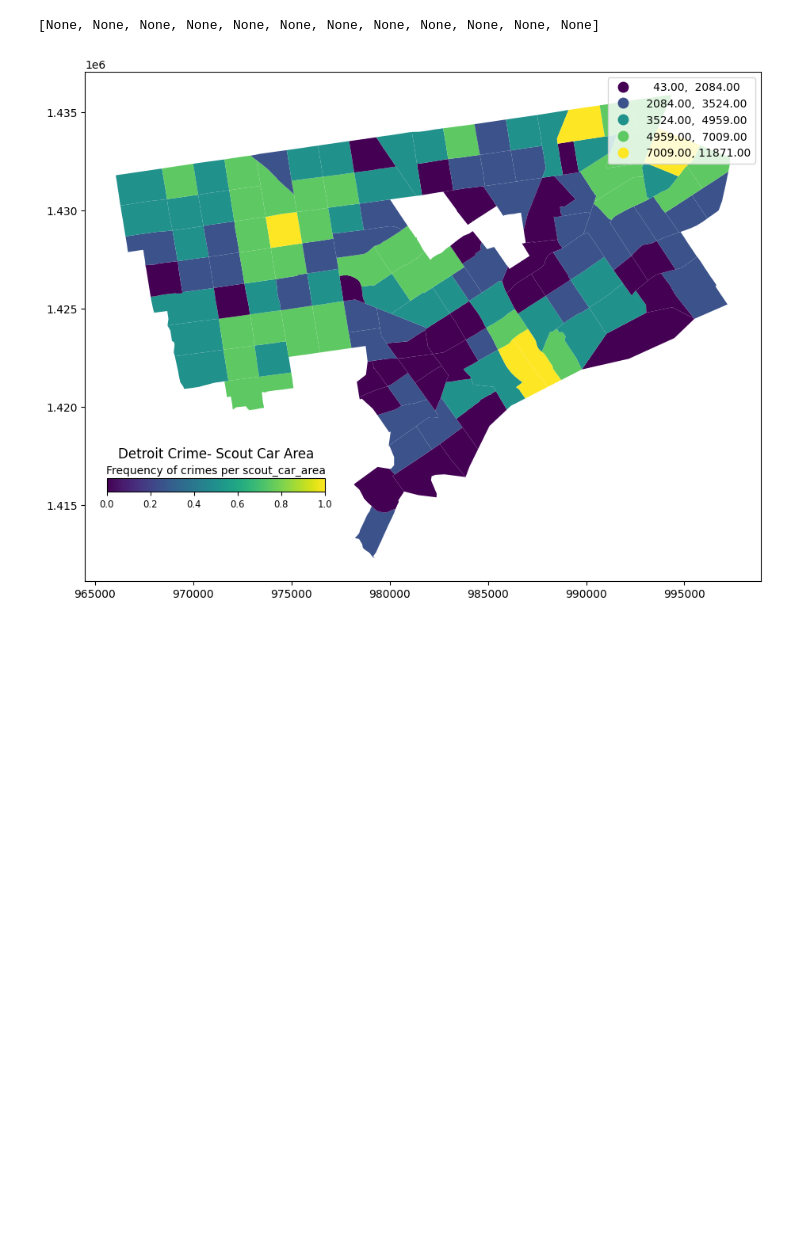
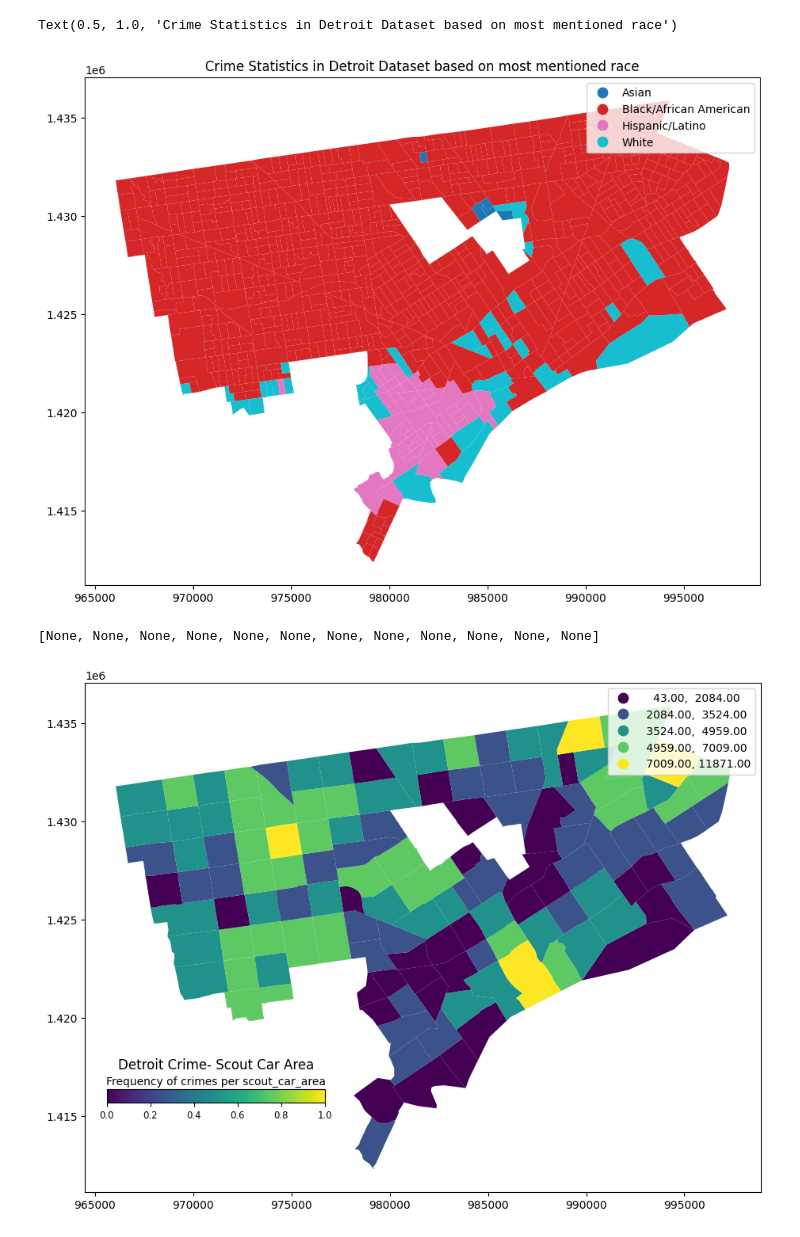
Before and after one commit to Icejuiceisgood/SI431Final, a Jupyter notebook: detroit_crimes.ipynb, the cells around one changed output. Cells and saved outputs as stored; diff of their text form; code cells hidden in the pictures; blank space fills up the shorter version.

```diff
--- a/detroit_crimes.ipynb
+++ b/detroit_crimes.ipynb
@@ -35,6 +35,22 @@ police_precincts_map = police_precincts_map.to_crs(projection)
 detroit_incidents = gpd.GeoDataFrame(detroit_incidents, geometry=gpd.points_from_xy(detroit_incidents.longitude,detroit_incidents.latitude))
 detroit_incidents.crs = "EPSG:4326"
 detroit_incidents = detroit_incidents.to_crs(projection)
+race_map= gpd.read_file('DetroitCrimeRace/race.shp')
+race_map= race_map.to_crs(projection)
+# %%
+# Question #0: What race demograhics data is most sampled from different areas in Detroit?
+
+race_map['RaceEthnic'].replace('Asian alone','Asian',inplace=True)
+race_map['RaceEthnic'].replace('Black or African American alone','Black/African American',inplace=True)
+race_map['RaceEthnic'].replace('Hispanic or Latino:','Hispanic/Latino',inplace=True)
+race_map['RaceEthnic'].replace('White alone','White',inplace=True)
+figZ, ax = plt.subplots(1, figsize=(11,8.5))
+ax.axis('on')
+race_map.plot(column='RaceEthnic', ax=ax,legend=True)
+plt.title("Crime Statistics in Detroit Dataset based on most mentioned race")
+# %% [output]
+Text(0.5, 1.0, 'Crime Statistics in Detroit Dataset based on most mentioned race')
+[figure, added]
 # %%
 # Question 1: Does crime rate tend to follow regional patterns, with it being clustered more in specific scout car areas?
 
```
Also changed, not shown: parts of 3 cells of this notebook, 5 other files.
